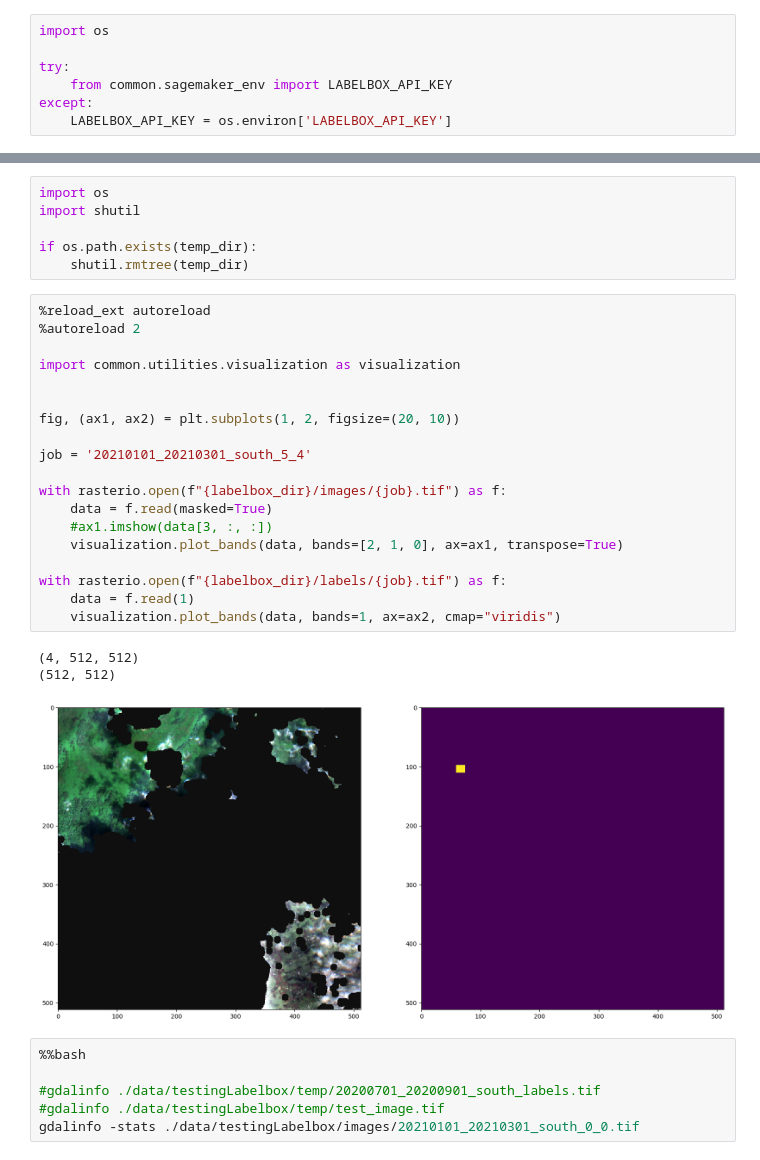
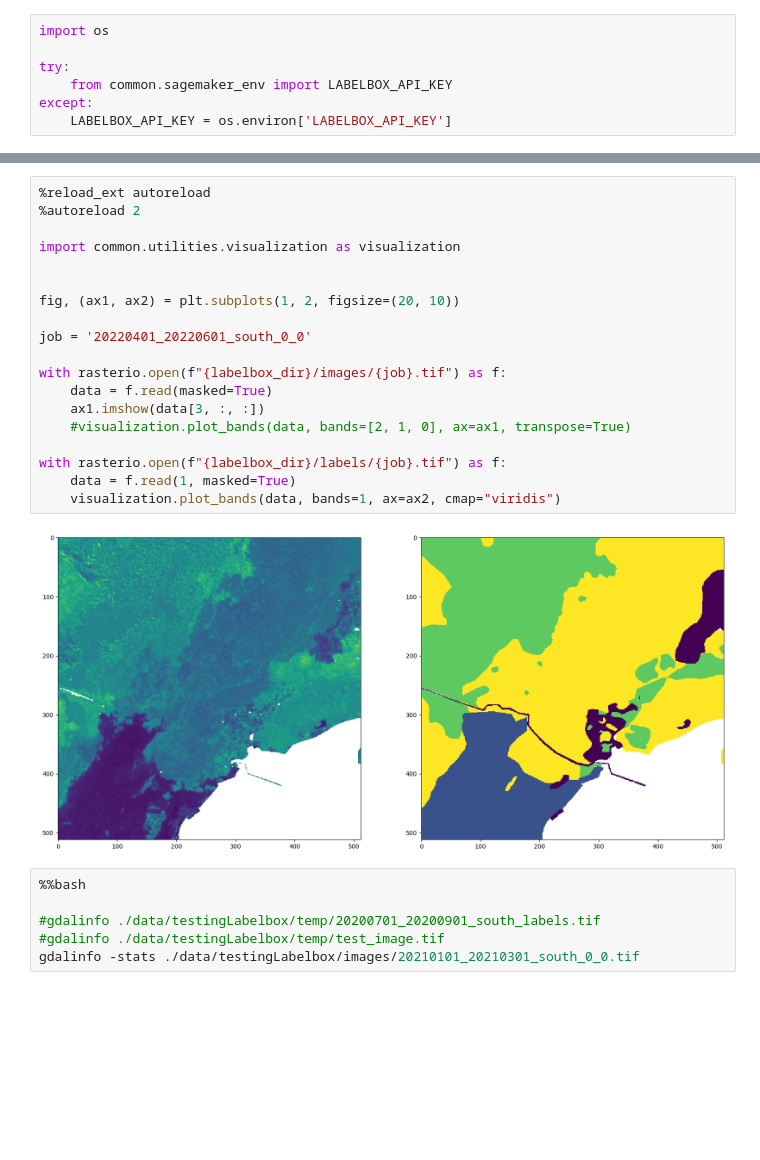
Before and after one commit to caseyslaught/smartcarte-containers, a Jupyter notebook: notebooks/src/RunCreatePatches.ipynb, the cells around one changed output, grey strips where cells are left out. Cells and saved outputs as stored; diff of their text form; blank space fills up the shorter version.

```diff
--- a/notebooks/src/RunCreatePatches.ipynb
+++ b/notebooks/src/RunCreatePatches.ipynb
@@ -184,32 +362,24 @@ labels.shape: (4283, 5265)
-# %%
-import os
-import shutil
-
-if os.path.exists(temp_dir):
-    shutil.rmtree(temp_dir)
 # %%
 %reload_ext autoreload
 %autoreload 2
 
 import common.utilities.visualization as visualization
 
 
 fig, (ax1, ax2) = plt.subplots(1, 2, figsize=(20, 10))
 
-job = '20210101_20210301_south_5_4'
+job = '20220401_20220601_south_0_0'
 
 with rasterio.open(f"{labelbox_dir}/images/{job}.tif") as f:
     data = f.read(masked=True)
-    #ax1.imshow(data[3, :, :])
-    visualization.plot_bands(data, bands=[2, 1, 0], ax=ax1, transpose=True)
+    ax1.imshow(data[3, :, :])
+    #visualization.plot_bands(data, bands=[2, 1, 0], ax=ax1, transpose=True)
 
 with rasterio.open(f"{labelbox_dir}/labels/{job}.tif") as f:
-    data = f.read(1)
+    data = f.read(1, masked=True)
     visualization.plot_bands(data, bands=1, ax=ax2, cmap="viridis")
 # %% [output]
-(4, 512, 512)
-(512, 512)
-[figure, old version]
+[figure, new version]
 # %%
 %%bash
 
```
Also changed, not shown: parts of 9 cells of this notebook, 4 other files.
